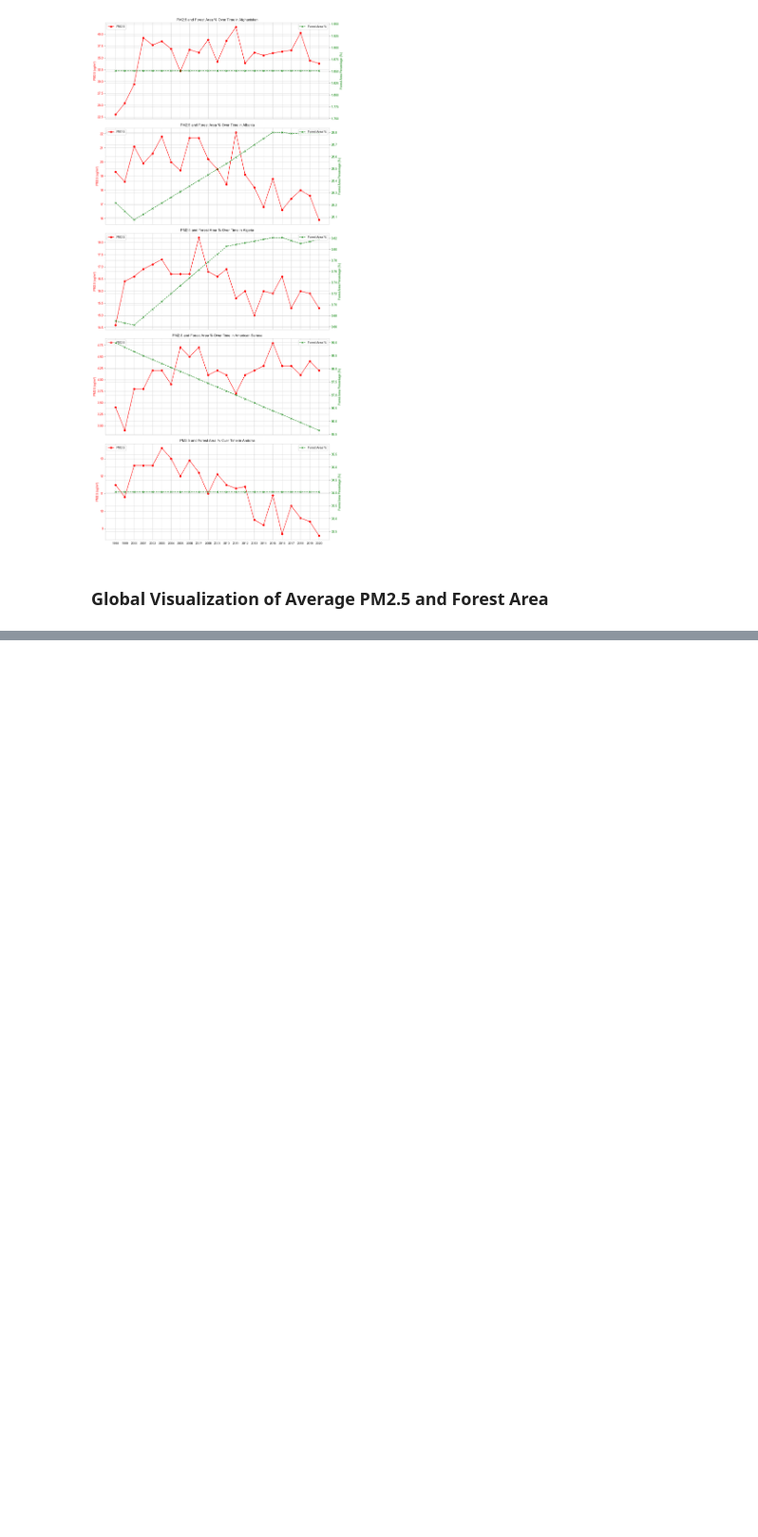
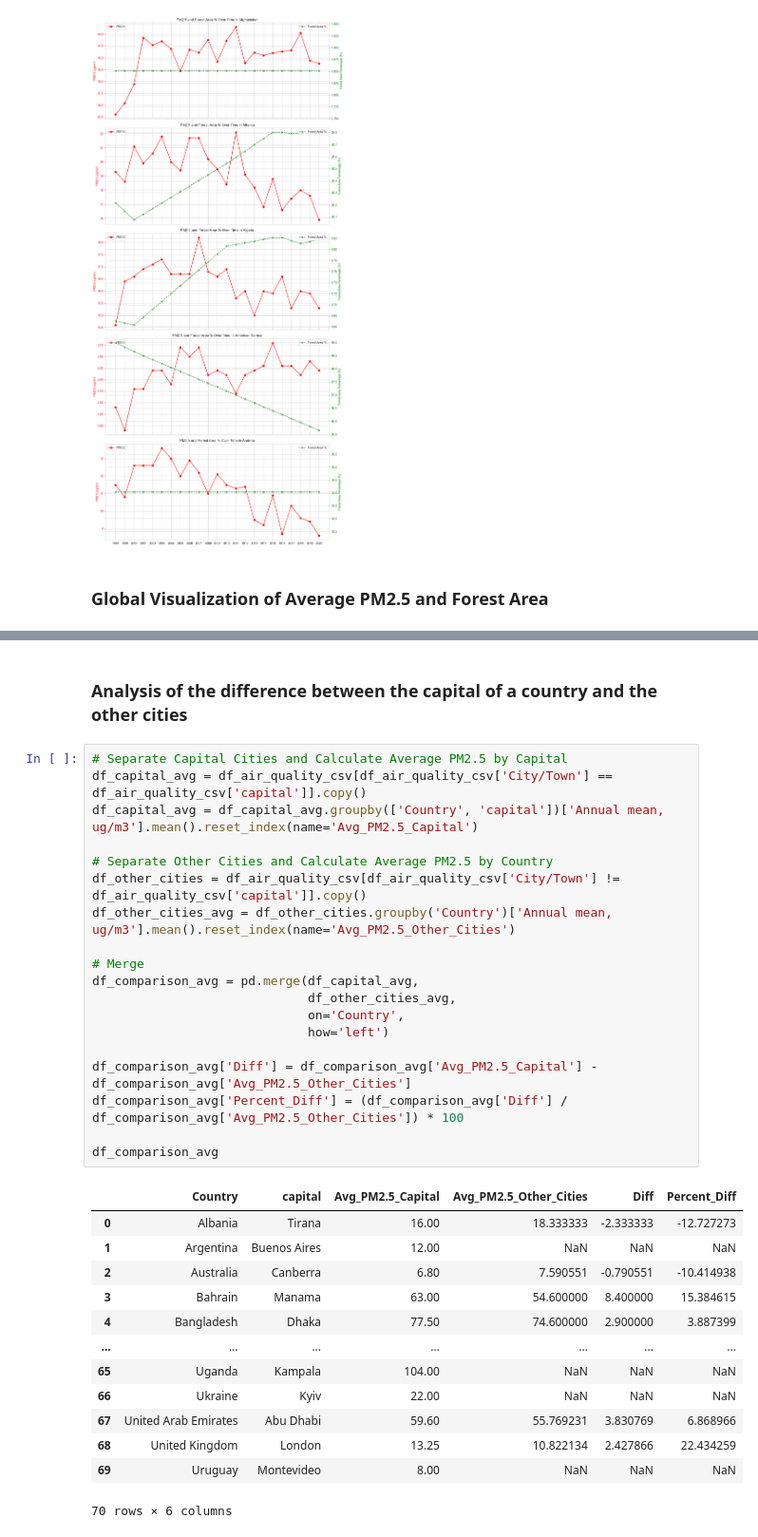
Before and after one commit to iceyubing/ipai25, a Jupyter notebook: Data_Analysis.ipynb, the cells around one changed output, grey strips where cells are left out. Shown at 95% size. Saved outputs shown, nothing was run; the diff lists cells and outputs as text; blank space fills up the shorter version.

```diff
--- a/Data_Analysis.ipynb
+++ b/Data_Analysis.ipynb
@@ -579,0 +679,35 @@ else:
+# %% [markdown]
+### Analysis of the difference between the capital of a country and the other cities
+# %%
+# Separate Capital Cities and Calculate Average PM2.5 by Capital
+df_capital_avg = df_air_quality_csv[df_air_quality_csv['City/Town'] == df_air_quality_csv['capital']].copy()
+df_capital_avg = df_capital_avg.groupby(['Country', 'capital'])['Annual mean, ug/m3'].mean().reset_index(name='Avg_PM2.5_Capital')
+
+# Separate Other Cities and Calculate Average PM2.5 by Country
+df_other_cities = df_air_quality_csv[df_air_quality_csv['City/Town'] != df_air_quality_csv['capital']].copy()
+df_other_cities_avg = df_other_cities.groupby('Country')['Annual mean, ug/m3'].mean().reset_index(name='Avg_PM2.5_Other_Cities')
+
+# Merge
+df_comparison_avg = pd.merge(df_capital_avg,
+                             df_other_cities_avg,
+                             on='Country',
+                             how='left')
+
+df_comparison_avg['Diff'] = df_comparison_avg['Avg_PM2.5_Capital'] - df_comparison_avg['Avg_PM2.5_Other_Cities']
+df_comparison_avg['Percent_Diff'] = (df_comparison_avg['Diff'] / df_comparison_avg['Avg_PM2.5_Other_Cities']) * 100
+
+df_comparison_avg
+# %% [output]
+|  | Country | capital | Avg_PM2.5_Capital | Avg_PM2.5_Other_Cities | Diff | Percent_Diff |
+| 0 | Albania | Tirana | 16.00 | 18.333333 | -2.333333 | -12.727273 |
+| 1 | Argentina | Buenos Aires | 12.00 | NaN | NaN | NaN |
+| 2 | Australia | Canberra | 6.80 | 7.590551 | -0.790551 | -10.414938 |
+| 3 | Bahrain | Manama | 63.00 | 54.600000 | 8.400000 | 15.384615 |
+| 4 | Bangladesh | Dhaka | 77.50 | 74.600000 | 2.900000 | 3.887399 |
+| ... | ... | ... | ... | ... | ... | ... |
+| 65 | Uganda | Kampala | 104.00 | NaN | NaN | NaN |
+| 66 | Ukraine | Kyiv | 22.00 | NaN | NaN | NaN |
+| 67 | United Arab Emirates | Abu Dhabi | 59.60 | 55.769231 | 3.830769 | 6.868966 |
+| 68 | United Kingdom | London | 13.25 | 10.822134 | 2.427866 | 22.434259 |
+| 69 | Uruguay | Montevideo | 8.00 | NaN | NaN | NaN |
+70 rows × 6 columns
```
Also changed, not shown: parts of 15 cells of this notebook, 2 other files.
